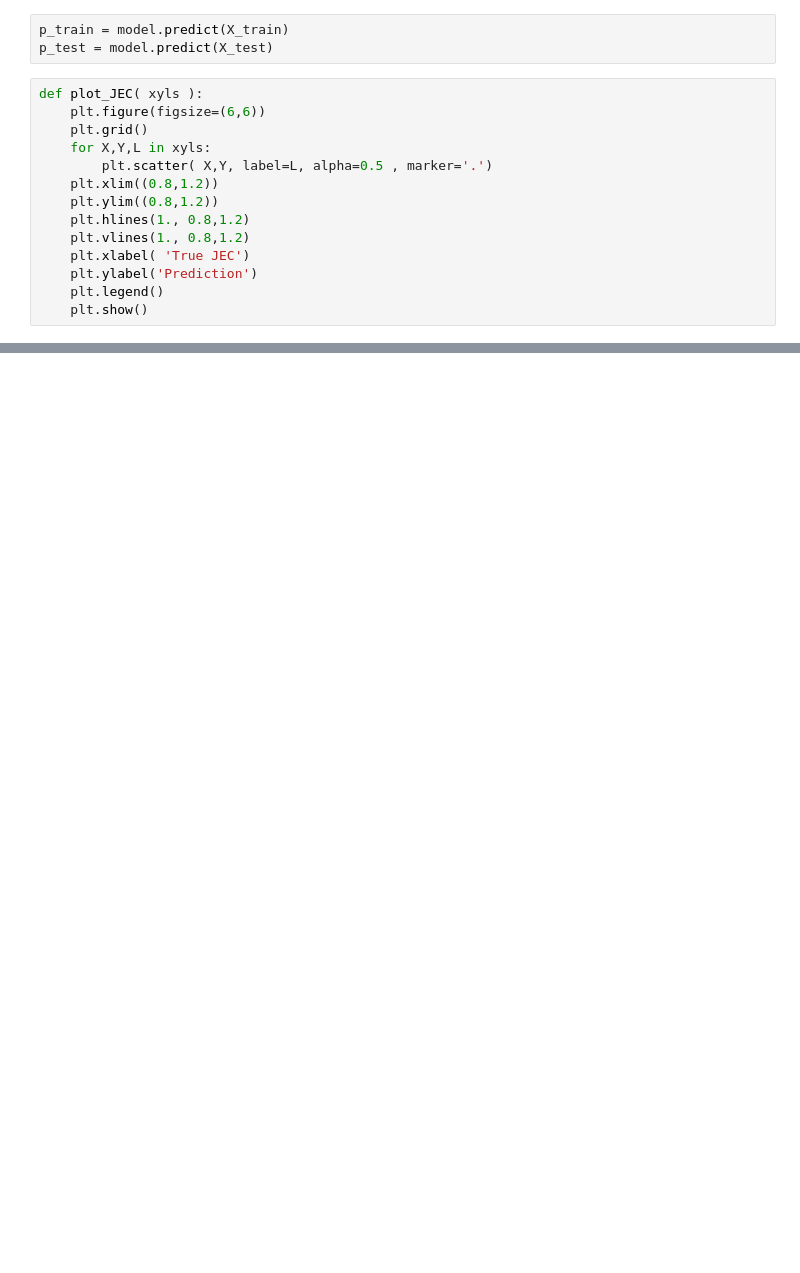
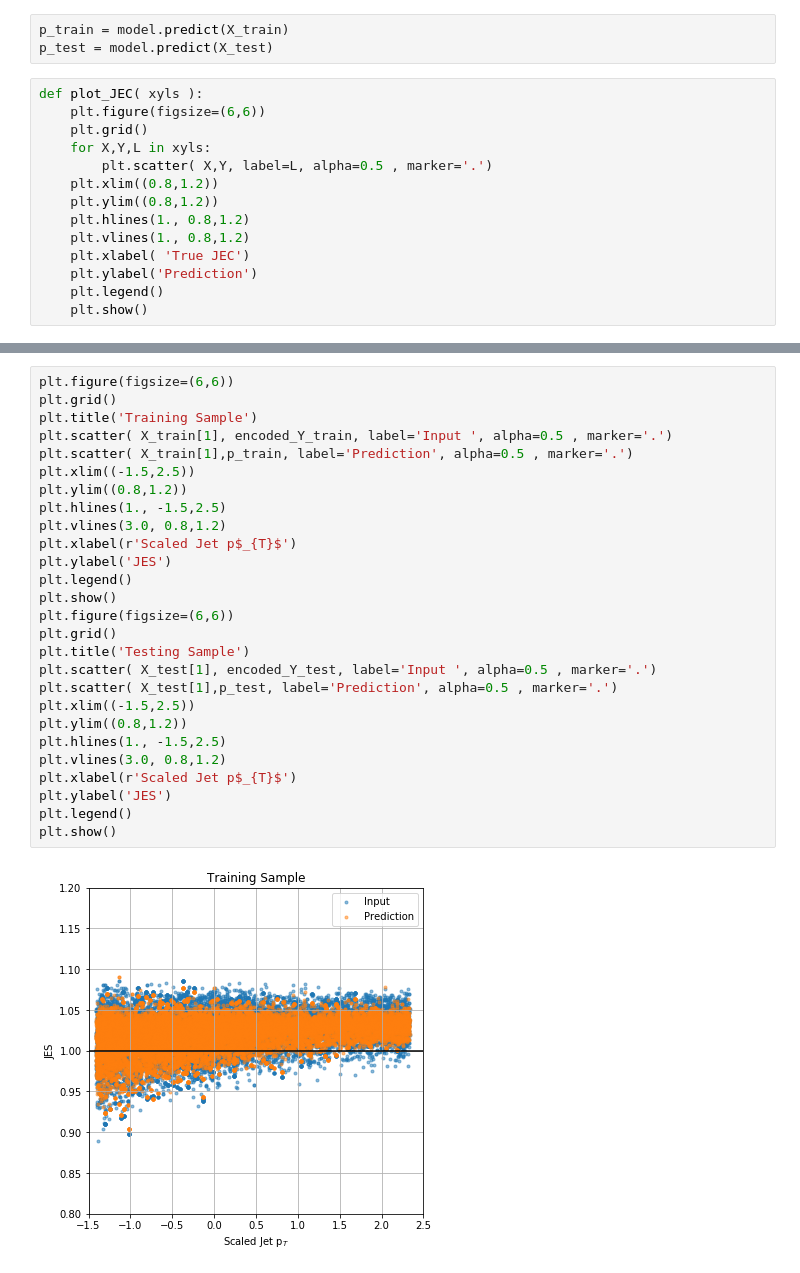
Before and after one commit to awhitbeck/scientific-python-hats, a Jupyter notebook: cms-open-data-ml/MLJEC_NewSetup_JR_v0.ipynb, the cells around one changed output, grey strips where cells are left out. Drawn from its saved outputs; the diff is of its cells as text; blank space fills up the shorter version.

```diff
--- a/cms-open-data-ml/MLJEC_NewSetup_JR_v0.ipynb
+++ b/cms-open-data-ml/MLJEC_NewSetup_JR_v0.ipynb
@@ -176,0 +192,29 @@ plot_JEC([(encoded_Y_train, p_train, 'Prediction on the train sample')])
+# %%
+plt.figure(figsize=(6,6))
+plt.grid()
+plt.title('Training Sample')
+plt.scatter( X_train[1], encoded_Y_train, label='Input ', alpha=0.5 , marker='.')
+plt.scatter( X_train[1],p_train, label='Prediction', alpha=0.5 , marker='.')
+plt.xlim((-1.5,2.5))
+plt.ylim((0.8,1.2))
+plt.hlines(1., -1.5,2.5)
+plt.vlines(3.0, 0.8,1.2)
+plt.xlabel(r'Scaled Jet p$_{T}$')
+plt.ylabel('JES')
+plt.legend()
+plt.show()
+plt.figure(figsize=(6,6))
+plt.grid()
+plt.title('Testing Sample')
+plt.scatter( X_test[1], encoded_Y_test, label='Input ', alpha=0.5 , marker='.')
+plt.scatter( X_test[1],p_test, label='Prediction', alpha=0.5 , marker='.')
+plt.xlim((-1.5,2.5))
+plt.ylim((0.8,1.2))
+plt.hlines(1., -1.5,2.5)
+plt.vlines(3.0, 0.8,1.2)
+plt.xlabel(r'Scaled Jet p$_{T}$')
+plt.ylabel('JES')
+plt.legend()
+plt.show()
+# %% [output]
+[figure, added]
```
Also changed, not shown: parts of 13 cells of this notebook.
